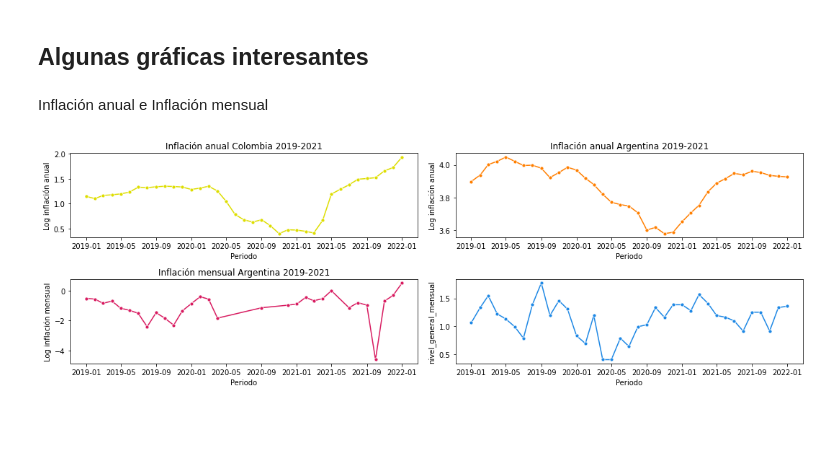
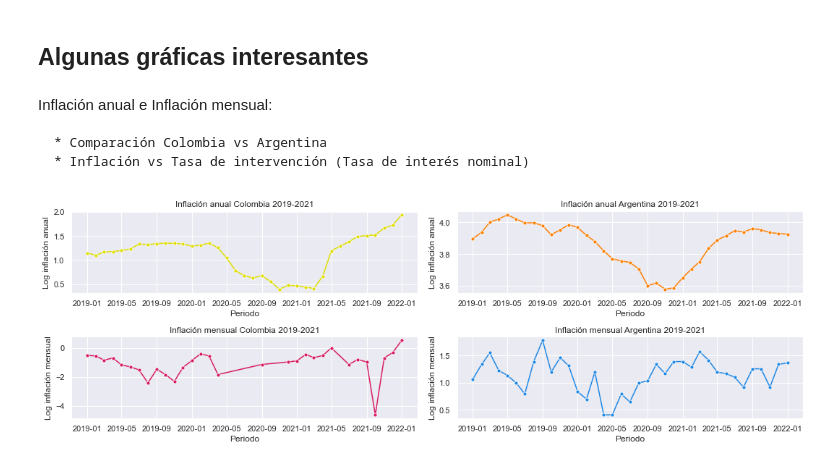
Before and after one commit to jmoralesn2/Tasas_interes_Colombia_Argentina, a Jupyter notebook: Project1.ipynb, the cells around one changed output. Saved outputs shown, nothing was run; the diff lists cells and outputs as text; code cells hidden in the pictures; blank space fills up the shorter version.

Commit message:
Gráficas de comparación

```diff
--- a/Project1.ipynb
+++ b/Project1.ipynb
@@ -12,8 +12,8 @@ import matplotlib.pyplot as plt
 import seaborn as sns
 import datetime
 %matplotlib inline
-# %%
-plt.style.use("seaborn-colorblind")
+# %%
+sns.set()
 # %% [markdown]
 ## Obteniendo datos Argentina:
 
@@ -200,31 +200,34 @@ print(f"Mediana del {indicador} de Colombia:", np.median(info_col[indicador]))
 print(f"Moda del {indicador} de Colombia:", mode(info_col[indicador]))
 # %% [markdown]
 ## Algunas gráficas interesantes
-# %% [markdown]
-Inflación anual e Inflación mensual
+# %% [markdown]
+Inflación anual e Inflación mensual:
+
+    * Comparación Colombia vs Argentina
+    * Inflación vs Tasa de intervención (Tasa de interés nominal)
 # %%
 fig1,axes1 = plt.subplots(nrows = 2, ncols = 2, figsize=(15,5))
 
 sns.lineplot(ax=axes1[0,0], data = np.log(info_col["nivel_general_anual"]), marker='o',ms=5,color='#dede00')
 axes1[0,0].set_title("Inflación anual Colombia 2019-2021")
 axes1[0,0].set_xlabel("Periodo")
 axes1[0,0].set_ylabel("Log inflación anual")
 
 sns.lineplot(ax=axes1[0,1], data = np.log(info_arg["nivel_general_anual"]),marker ='o',ms =5,color='#ff7f00')
 axes1[0,1].set_title("Inflación anual Argentina 2019-2021")
 axes1[0,1].set_xlabel("Periodo")
 axes1[0,1].set_ylabel("Log inflación anual")
 
 sns.lineplot(ax=axes1[1,0], data = np.log(info_col["nivel_general_mensual"]),marker ='o',ms =5,color='#D81B60')
 axes1[1,0].set_title("Inflación mensual Colombia 2019-2021")
 axes1[1,0].set_xlabel("Periodo")
 axes1[1,0].set_ylabel("Log inflación mensual")
 
 sns.lineplot(ax=axes1[1,1], data = np.log(info_arg["nivel_general_mensual"]),marker ='o',ms =5,color='#1E88E5')
-axes1[1,0].set_title("Inflación mensual Argentina 2019-2021")
-axes1[1,0].set_xlabel("Periodo")
-axes1[1,0].set_ylabel("Log inflación mensual")
+axes1[1,1].set_title("Inflación mensual Argentina 2019-2021")
+axes1[1,1].set_xlabel("Periodo")
+axes1[1,1].set_ylabel("Log inflación mensual")
 
 plt.tight_layout()
 # %% [output]
-[figure, old version]
+[figure, new version]
```
Also changed, not shown: parts of 7 cells of this notebook.
